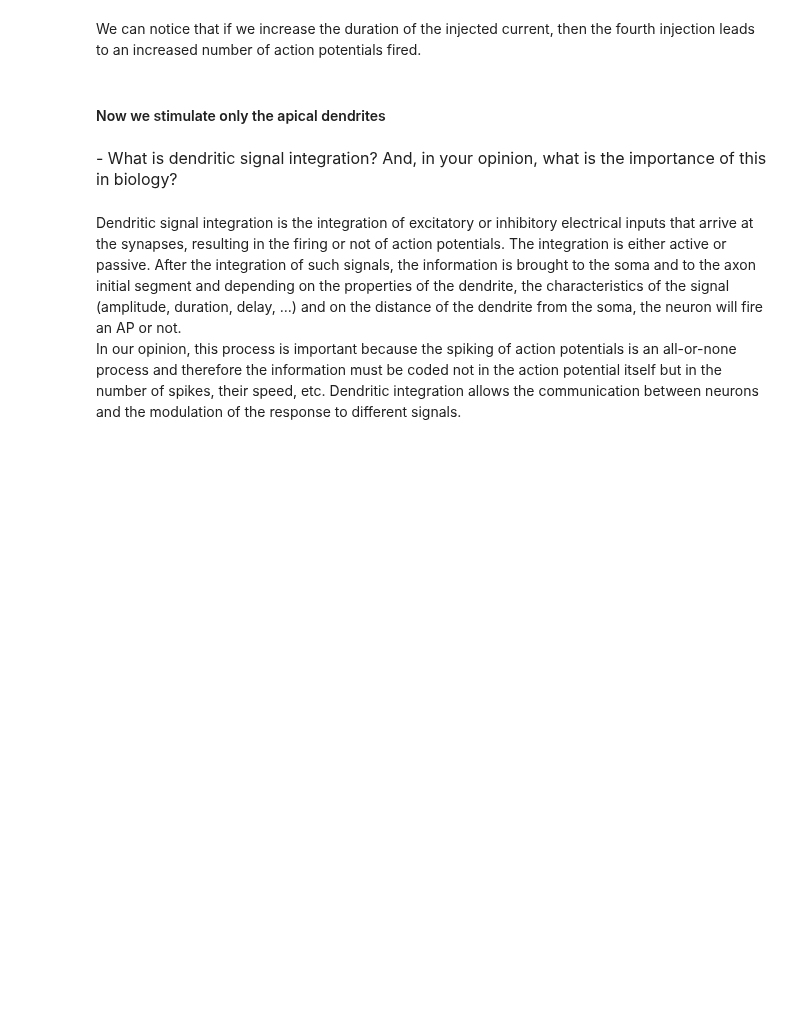
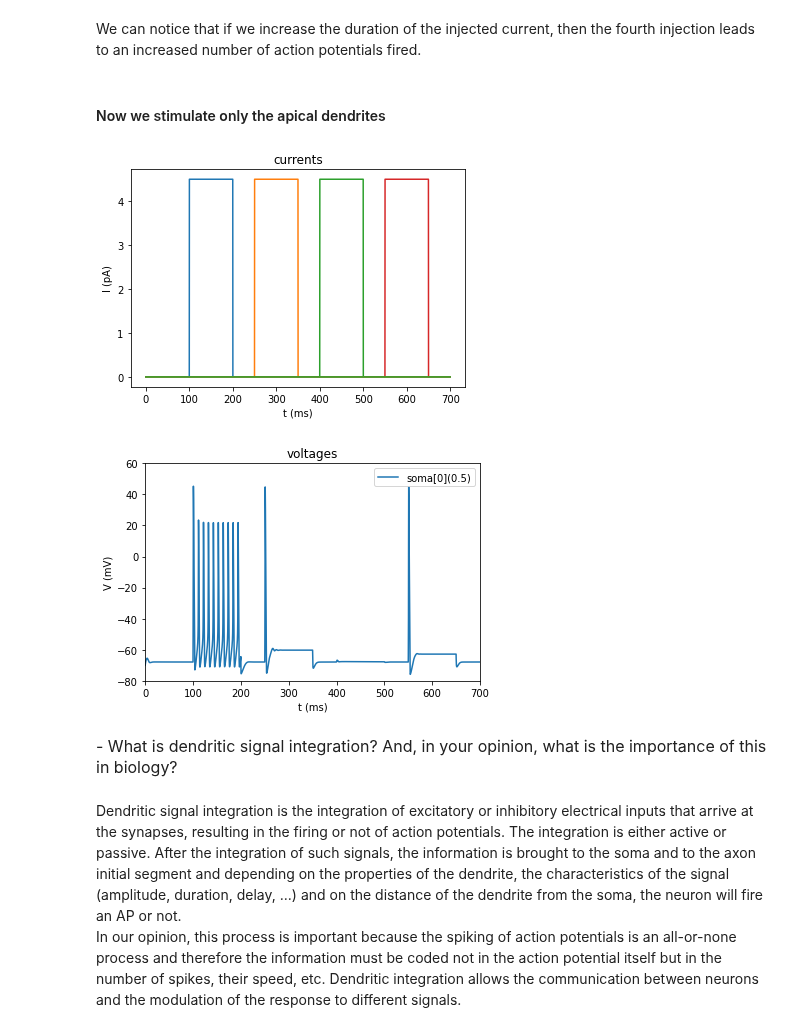
Before and after one commit to AlbrechtAlice/In-Silico-Neuroscience, a Jupyter notebook: Week4_HomeWork.ipynb, the cells around one changed output. Saved outputs shown, nothing was run; the diff lists cells and outputs as text; code cells hidden in the pictures; blank space fills up the shorter version.

```diff
--- a/Week4_HomeWork.ipynb
+++ b/Week4_HomeWork.ipynb
@@ -632,24 +632,27 @@ We can notice that if we increase the duration of the injected current, then the
 # %%
 reset()
 
 dendrite_list = Cell.apical
 
 # Setup stimulations and recordings
 for idx, dendrites in enumerate(dendrite_list):
-    iclamp(dendrites(0.5), amplitude=4.5, delay=100 + idx * 100, duration=50)
+    iclamp(dendrites(0.5), amplitude=4.5, delay=100 + idx * 150, duration=100)
 record_voltage(Cell.somatic[0](0.5))
 
 # Simulate and plot
 v_init = -70
 t_stop = 700
 tvi_plots(
     init_run(v_init, t_stop),
     voltage_records,
     current_records,
     vmax=60,
     imax=6,
     legendv=False,
 )
+# %% [output]
+[figure, added]
+[figure, added]
 # %% [markdown]
 <font size='3'>- What is dendritic signal integration? And, in your opinion, what is the importance of this in biology?
 # %% [markdown]
```
Also changed, not shown: parts of 2 cells of this notebook.
